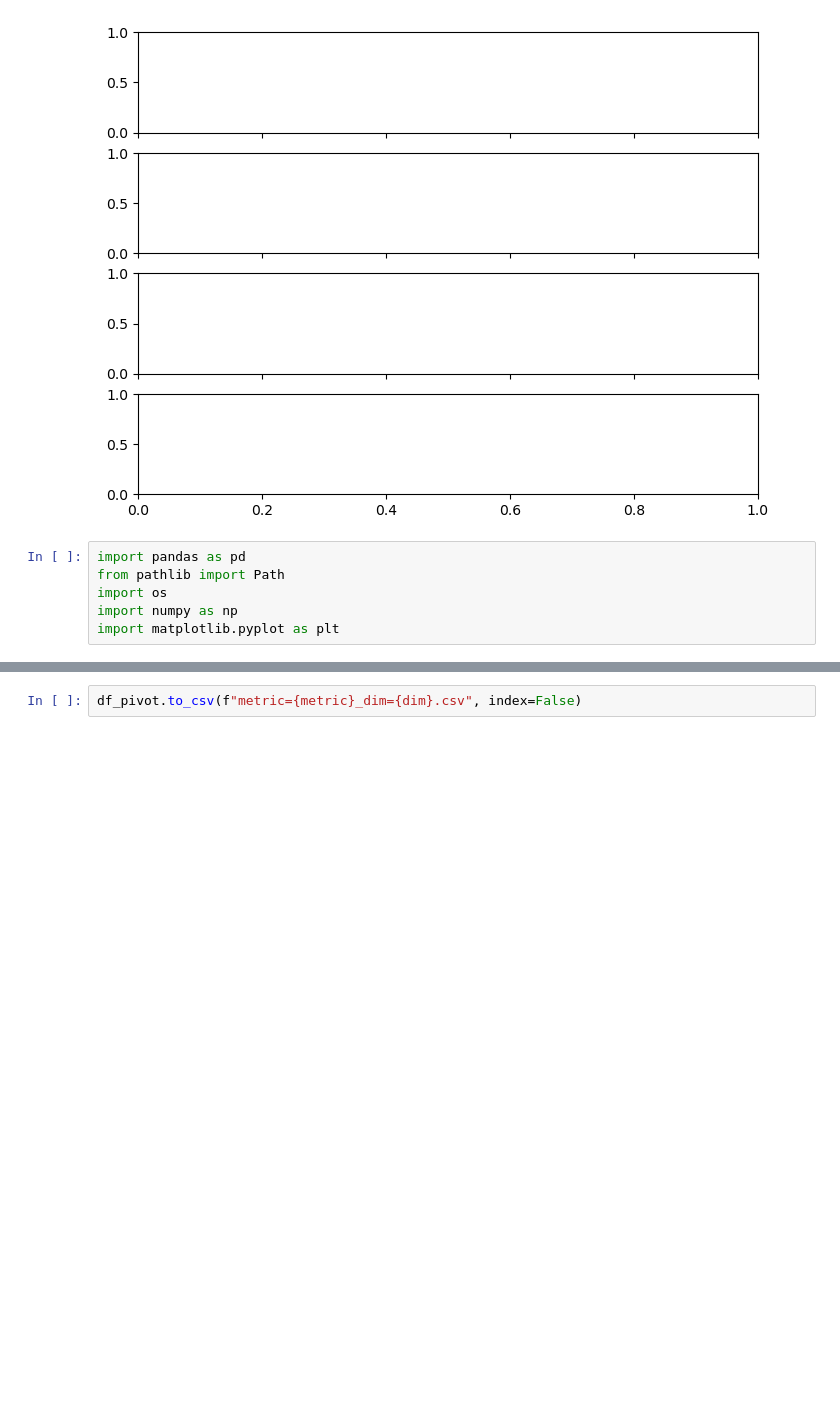
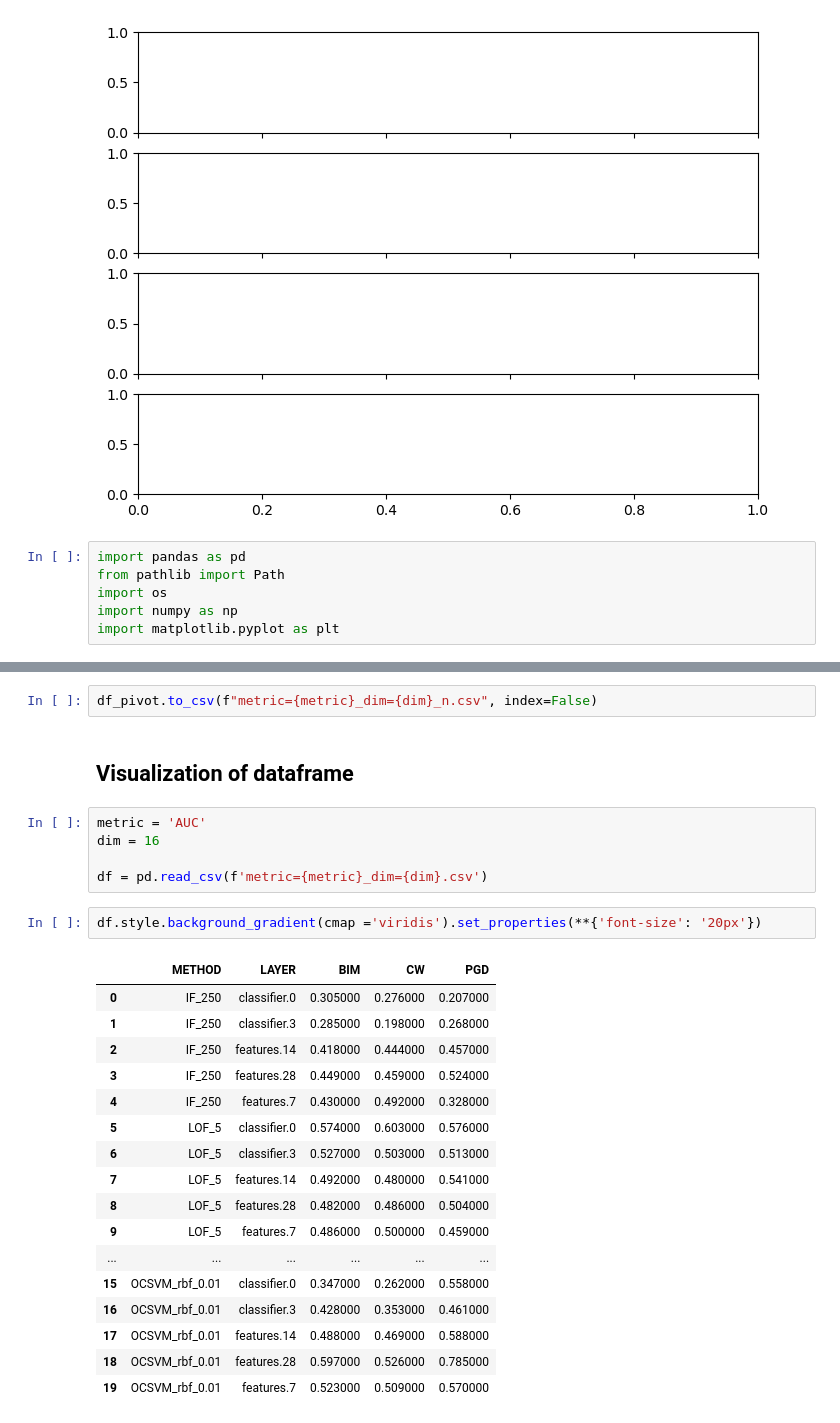
Before and after one commit to SSIGPRO/XAI, a Jupyter notebook: src/xp_detectors.ipynb, the cells around one changed output, grey strips where cells are left out. Saved outputs shown, nothing was run; the diff lists cells and outputs as text; blank space fills up the shorter version.

```diff
--- a/src/xp_detectors.ipynb
+++ b/src/xp_detectors.ipynb
@@ -493,2 +614,29 @@ df_ = df_pivot.style.background_gradient(cmap ='viridis').set_properties(**{'fon
 # %%
-df_pivot.to_csv(f"metric={metric}_dim={dim}.csv", index=False)
+df_pivot.to_csv(f"metric={metric}_dim={dim}_n.csv", index=False)
+# %% [markdown]
+## Visualization of dataframe
+# %%
+metric = 'AUC'
+dim = 16
+
+df = pd.read_csv(f'metric={metric}_dim={dim}.csv')
+# %%
+df.style.background_gradient(cmap ='viridis').set_properties(**{'font-size': '20px'})
+# %% [output]
+|  | METHOD | LAYER | BIM | CW | PGD |
+| 0 | IF_250 | classifier.0 | 0.305000 | 0.276000 | 0.207000 |
+| 1 | IF_250 | classifier.3 | 0.285000 | 0.198000 | 0.268000 |
+| 2 | IF_250 | features.14 | 0.418000 | 0.444000 | 0.457000 |
+| 3 | IF_250 | features.28 | 0.449000 | 0.459000 | 0.524000 |
+| 4 | IF_250 | features.7 | 0.430000 | 0.492000 | 0.328000 |
+| 5 | LOF_5 | classifier.0 | 0.574000 | 0.603000 | 0.576000 |
+| 6 | LOF_5 | classifier.3 | 0.527000 | 0.503000 | 0.513000 |
+| 7 | LOF_5 | features.14 | 0.492000 | 0.480000 | 0.541000 |
+| 8 | LOF_5 | features.28 | 0.482000 | 0.486000 | 0.504000 |
+| 9 | LOF_5 | features.7 | 0.486000 | 0.500000 | 0.459000 |
+| ... | ... | ... | ... | ... | ... |
+| 15 | OCSVM_rbf_0.01 | classifier.0 | 0.347000 | 0.262000 | 0.558000 |
+| 16 | OCSVM_rbf_0.01 | classifier.3 | 0.428000 | 0.353000 | 0.461000 |
+| 17 | OCSVM_rbf_0.01 | features.14 | 0.488000 | 0.469000 | 0.588000 |
+| 18 | OCSVM_rbf_0.01 | features.28 | 0.597000 | 0.526000 | 0.785000 |
+| 19 | OCSVM_rbf_0.01 | features.7 | 0.523000 | 0.509000 | 0.570000 |
```
Also changed, not shown: parts of 12 cells of this notebook, 4 other files.
